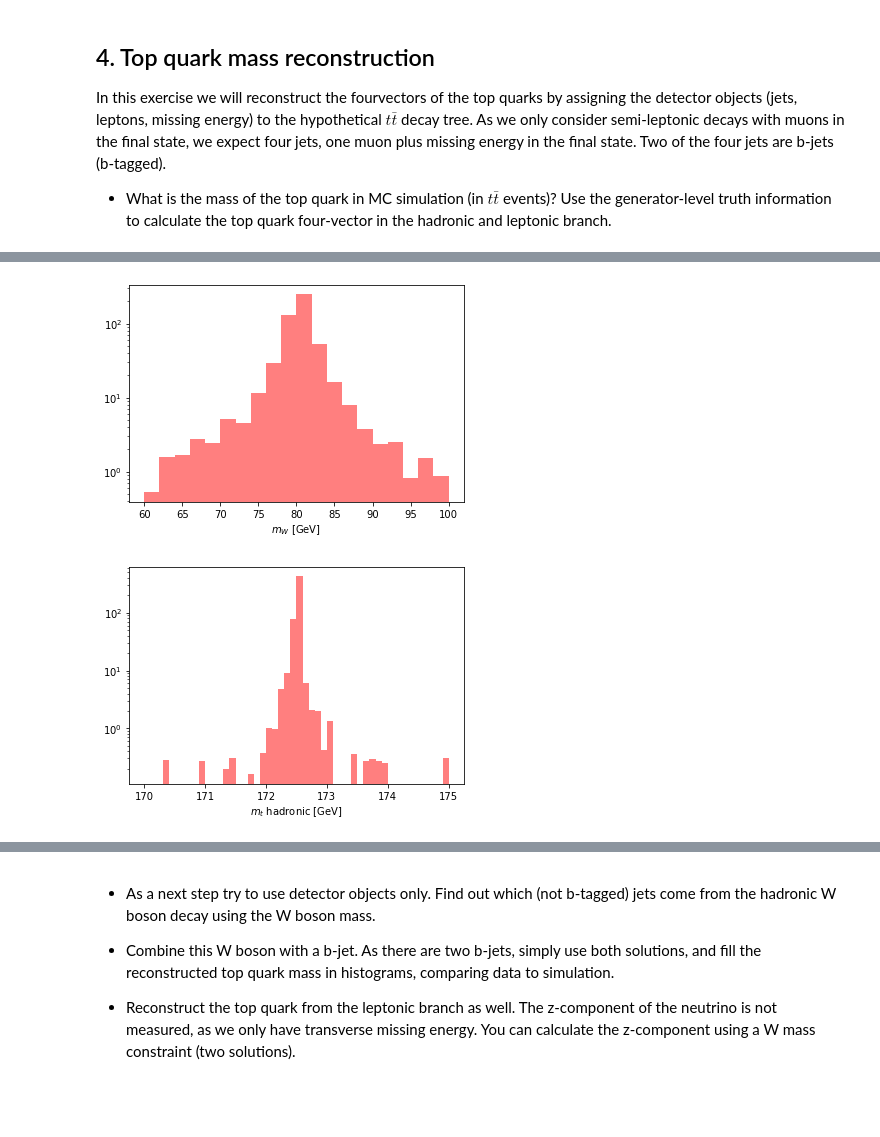
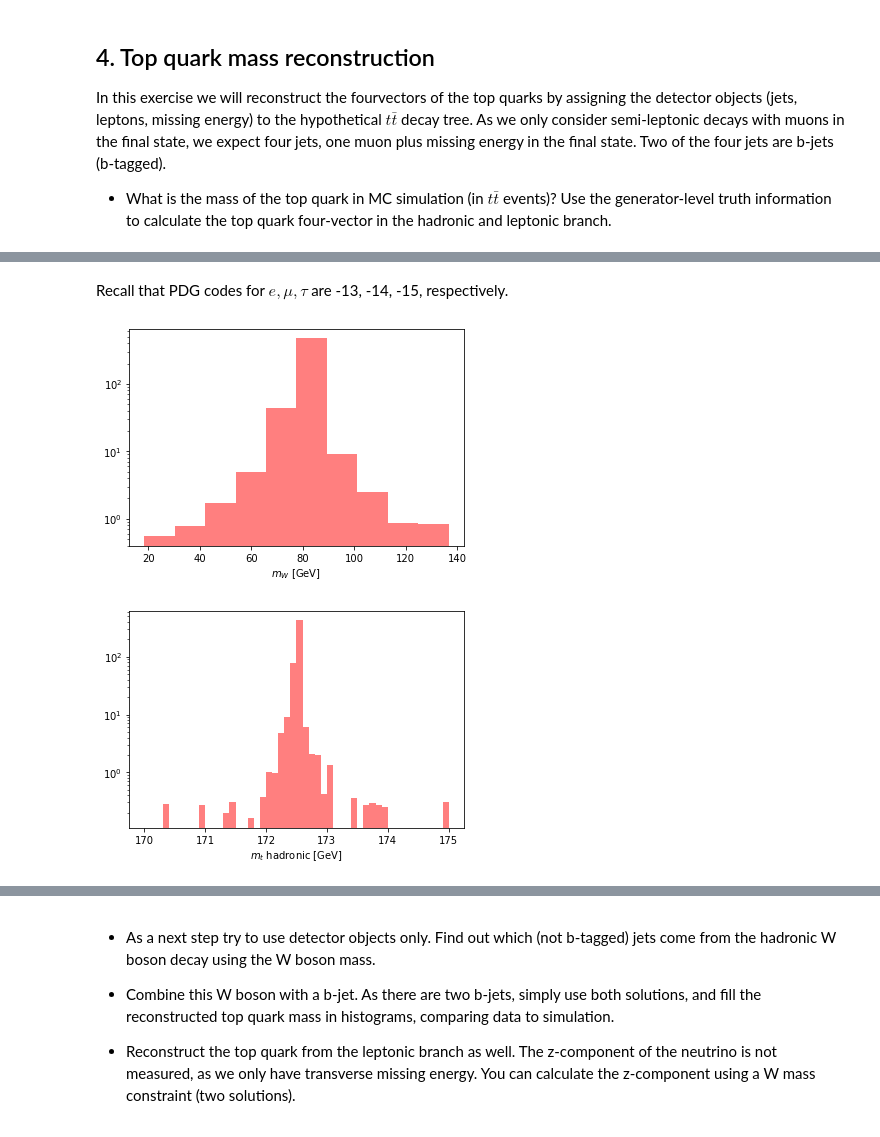
Before and after one commit to QuarkNet-HEP/ttbar-heptutorial, a Jupyter notebook: ttbar-heptutorial.ipynb, the cells around one changed output, grey strips where cells are left out. Drawn from its saved outputs; the diff is of its cells as text; code cells hidden in the pictures; blank space fills up the shorter version.

```diff
--- a/ttbar-heptutorial.ipynb
+++ b/ttbar-heptutorial.ipynb
@@ -1311,47 +1323,39 @@ m_hadronic = np.sqrt(
+# %% [markdown]
+Recall that PDG codes for $e, \mu, \tau$ are -13, -14, -15, respectively.
+# %%
+plt.hist(
+    ak.to_numpy(m_W),
+    color='red',
+    alpha=0.5,
+    weights=ak.to_numpy(truth.EventWeight)
+)
+
+plt.xlabel('$m_{W}$ [GeV]')
+plt.yscale('log')
+
+plt.show()
+# %% [output]
+[figure, added]
 # %%
-nbins = 20
-xmin = 60
-xmax = 100
+nbins = 50
+xmin = 170
+xmax = 175
 
 plt.hist(
-    ak.to_numpy(m_W),
+    ak.to_numpy(m_hadronic),
     bins=nbins,
     range=(xmin,xmax),
-    histtype='stepfilled',
     color='red',
     alpha=0.5,
-    weights=ak.to_numpy(truth.EventWeight),
-    stacked=True,
+    weights=ak.to_numpy(truth.EventWeight)
 )
 
-plt.xlabel('$m_{W}$ [GeV]')
+plt.xlabel('$m_{t}$ hadronic [GeV]')
 plt.yscale('log')
 
 plt.show()
 # %% [output]
-[figure, old version]
+[figure, new version]
-# %%
-nbins = 50
-xmin = 170
-xmax = 175
-
-plt.hist(
-    ak.to_numpy(m_hadronic),
-    bins=nbins,
-    range=(xmin,xmax),
-    histtype='stepfilled',
-    color='red',
-    alpha=0.5,
-    weights=ak.to_numpy(truth.EventWeight),
-    stacked=True,
-)
-
-plt.xlabel('$m_{t}$ hadronic [GeV]')
-plt.yscale('log')
-
-plt.show()
-# %% [output]
-[figure, removed]
 # %%
 truth['MClepton_E'] = np.sqrt(
     truth.MClepton_px**2 +
```
Also changed, not shown: parts of 15 cells of this notebook.
